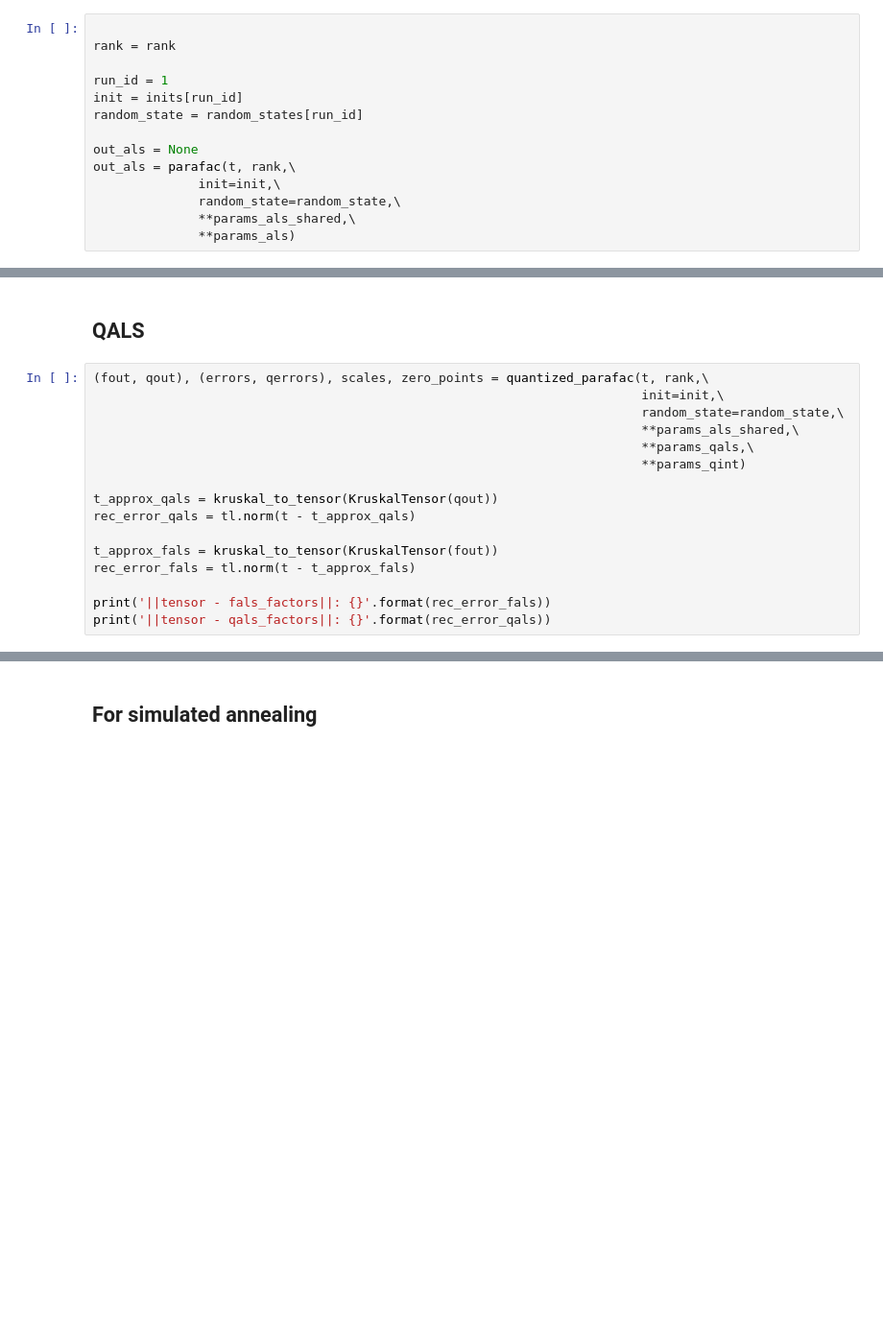
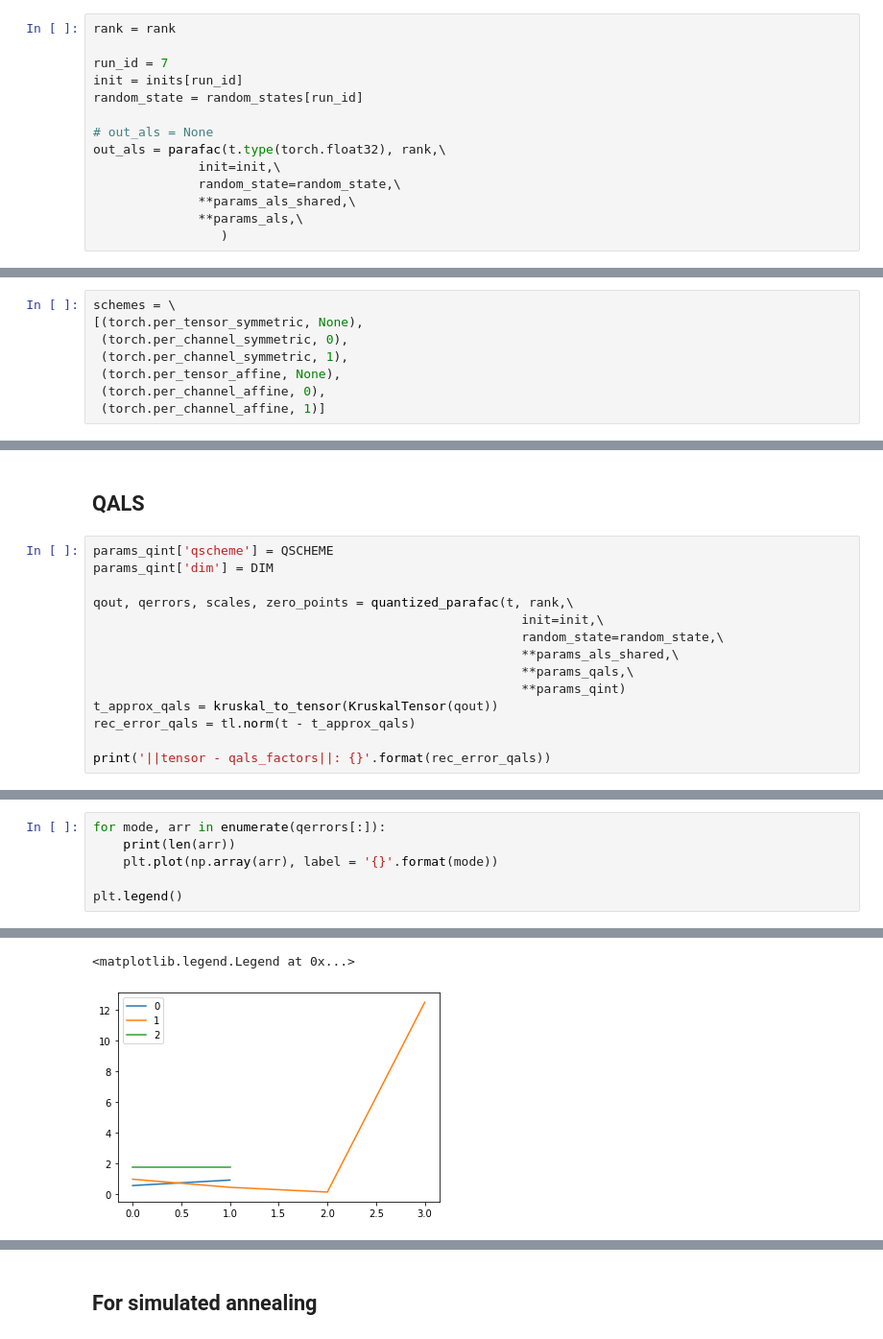
Before and after one commit to juliagusak/tensorly, a Jupyter notebook: examples/qals/qals_sa_test.ipynb, the cells around one changed output, grey strips where cells are left out. Shown: that part at 96% size. Saved outputs shown, nothing was run; the diff lists cells and outputs as text; blank space fills up the shorter version.

Commit message:
Add: updated  quantized_parafac

```diff
--- a/examples/qals/qals_sa_test.ipynb
+++ b/examples/qals/qals_sa_test.ipynb
@@ -104,17 +104,17 @@ random_states = [None] + [int(torch.randint(high = 11999, size = (1,))) for _ in
 # %%
-
 rank = rank
 
-run_id = 1
+run_id = 7
 init = inits[run_id]
 random_state = random_states[run_id]
 
-out_als = None
-out_als = parafac(t, rank,\
+# out_als = None
+out_als = parafac(t.type(torch.float32), rank,\
               init=init,\
               random_state=random_state,\
               **params_als_shared,\
-              **params_als)
+              **params_als,\
+                 )
 # %%
 t_als = kruskal_to_tensor(out_als)
 rec_error_als = tl.norm(t - t_als)
@@ -139,3 +165,11 @@ tensor([46.4955, 22.5025, 18.7776, 73.8671, 23.2815, 77.7286, 61.1841, 25.5077,
 # %% [markdown]
 ## ALS + post quantization
+# %%
+schemes = \
+[(torch.per_tensor_symmetric, None),
+ (torch.per_channel_symmetric, 0),
+ (torch.per_channel_symmetric, 1),
+ (torch.per_tensor_affine, None),
+ (torch.per_channel_affine, 0),
+ (torch.per_channel_affine, 1)]
 # %%
@@ -180,19 +254,17 @@ zero_points_post, scales_post
 # %% [markdown]
 ## QALS
 # %%
-(fout, qout), (errors, qerrors), scales, zero_points = quantized_parafac(t, rank,\
-                                                                         init=init,\
-                                                                         random_state=random_state,\
-                                                                         **params_als_shared,\
-                                                                         **params_qals,\
-                                                                         **params_qint)
+params_qint['qscheme'] = QSCHEME
+params_qint['dim'] = DIM
 
+qout, qerrors, scales, zero_points = quantized_parafac(t, rank,\
+                                                         init=init,\
+                                                         random_state=random_state,\
+                                                         **params_als_shared,\
+                                                         **params_qals,\
+                                                         **params_qint)
 t_approx_qals = kruskal_to_tensor(KruskalTensor(qout))
 rec_error_qals = tl.norm(t - t_approx_qals)
 
-t_approx_fals = kruskal_to_tensor(KruskalTensor(fout))
-rec_error_fals = tl.norm(t - t_approx_fals)
-
-print('||tensor - fals_factors||: {}'.format(rec_error_fals))
 print('||tensor - qals_factors||: {}'.format(rec_error_qals))
 # %% [output]
@@ -200,0 +274,7 @@ print('||tensor - qals_factors||: {}'.format(rec_error_qals))
+# %%
+for mode, arr in enumerate(qerrors[:]):
+    print(len(arr))
+    plt.plot(np.array(arr), label = '{}'.format(mode))
+
+plt.legend()
+# %% [output]
@@ -200,0 +284,2 @@ print('||tensor - qals_factors||: {}'.format(rec_error_qals))
+<matplotlib.legend.Legend at 0x...>
+[figure, added]
```
Also changed, not shown: parts of 28 cells of this notebook, 2 other files.
